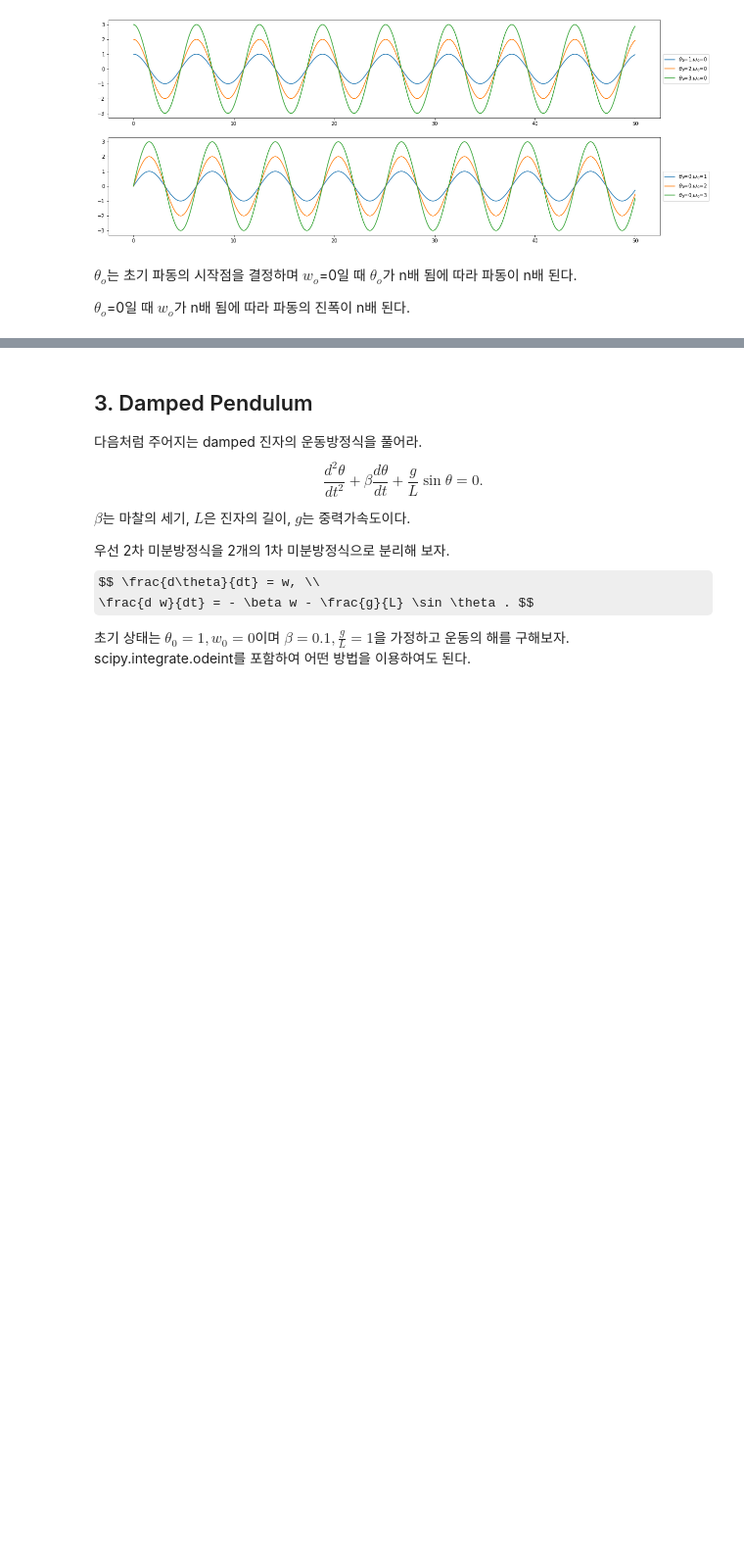
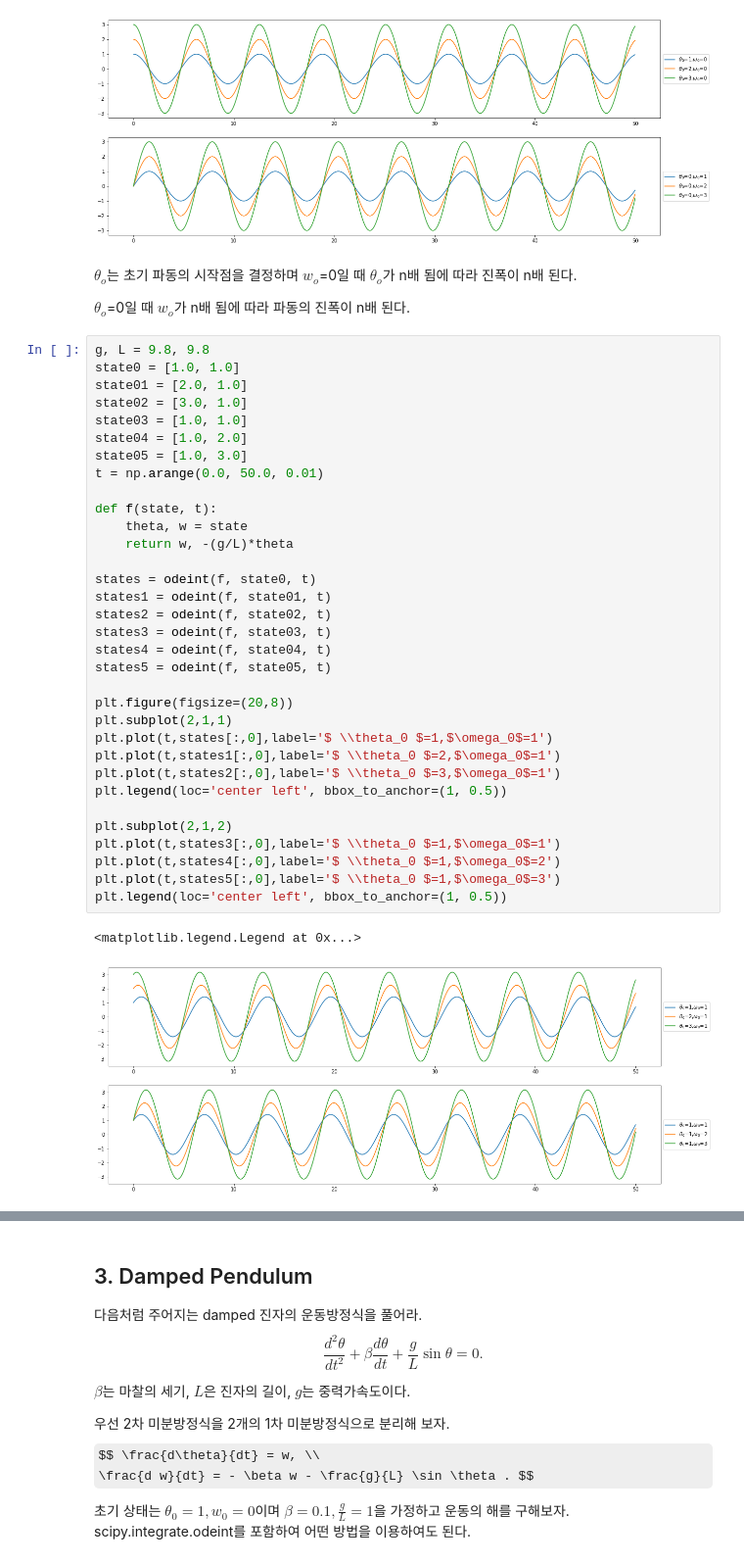
Before and after one commit to pijunseung/2021_cphys1, a Jupyter notebook: hw6.ipynb, the cells around one changed output, grey strips where cells are left out. Shown at 98% size. Cells and saved outputs as stored; diff of their text form; some formulas as TeX source; blank space fills up the shorter version.

```diff
--- a/hw6.ipynb
+++ b/hw6.ipynb
@@ -73,6 +73,42 @@ plt.legend(loc='center left', bbox_to_anchor=(1, 0.5))
 <matplotlib.legend.Legend at 0x...>
 [figure]
 # %% [markdown]
-$\theta_o$는 초기 파동의 시작점을 결정하며 $w_o$=0일 때 $\theta_o$가 n배 됨에 따라 파동이 n배 된다.
+$\theta_o$는 초기 파동의 시작점을 결정하며 $w_o$=0일 때 $\theta_o$가 n배 됨에 따라 진폭이 n배 된다.
 
 $\theta_o$=0일 때 $w_o$가 n배 됨에 따라 파동의 진폭이 n배 된다.
+# %%
+g, L = 9.8, 9.8
+state0 = [1.0, 1.0]
+state01 = [2.0, 1.0]
+state02 = [3.0, 1.0]
+state03 = [1.0, 1.0]
+state04 = [1.0, 2.0]
+state05 = [1.0, 3.0]
+t = np.arange(0.0, 50.0, 0.01)
+
+def f(state, t):
+    theta, w = state
+    return w, -(g/L)*theta
+
+states = odeint(f, state0, t)
+states1 = odeint(f, state01, t)
+states2 = odeint(f, state02, t)
+states3 = odeint(f, state03, t)
+states4 = odeint(f, state04, t)
+states5 = odeint(f, state05, t)
+
+plt.figure(figsize=(20,8))
+plt.subplot(2,1,1)
+plt.plot(t,states[:,0],label='$ \\theta_0 $=1,$\omega_0$=1')
+plt.plot(t,states1[:,0],label='$ \\theta_0 $=2,$\omega_0$=1')
+plt.plot(t,states2[:,0],label='$ \\theta_0 $=3,$\omega_0$=1')
+plt.legend(loc='center left', bbox_to_anchor=(1, 0.5))
+
+plt.subplot(2,1,2)
+plt.plot(t,states3[:,0],label='$ \\theta_0 $=1,$\omega_0$=1')
+plt.plot(t,states4[:,0],label='$ \\theta_0 $=1,$\omega_0$=2')
+plt.plot(t,states5[:,0],label='$ \\theta_0 $=1,$\omega_0$=3')
+plt.legend(loc='center left', bbox_to_anchor=(1, 0.5))
+# %% [output]
+<matplotlib.legend.Legend at 0x...>
+[figure, added]
```
Also changed, not shown: parts of 3 cells of this notebook.
